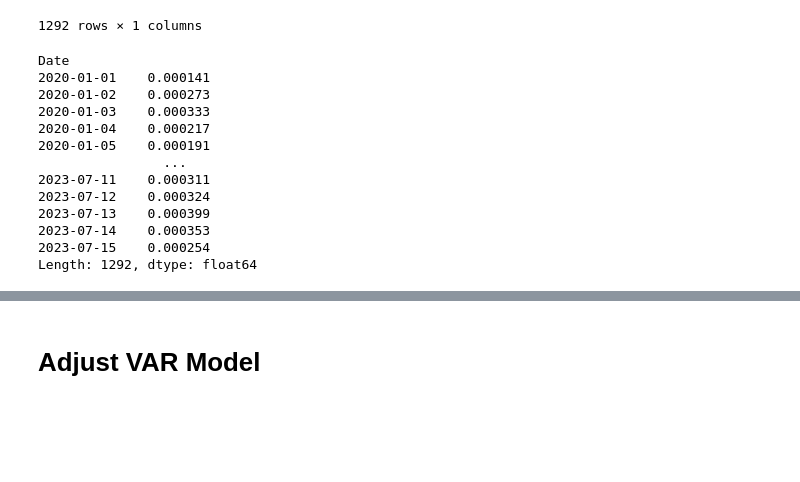
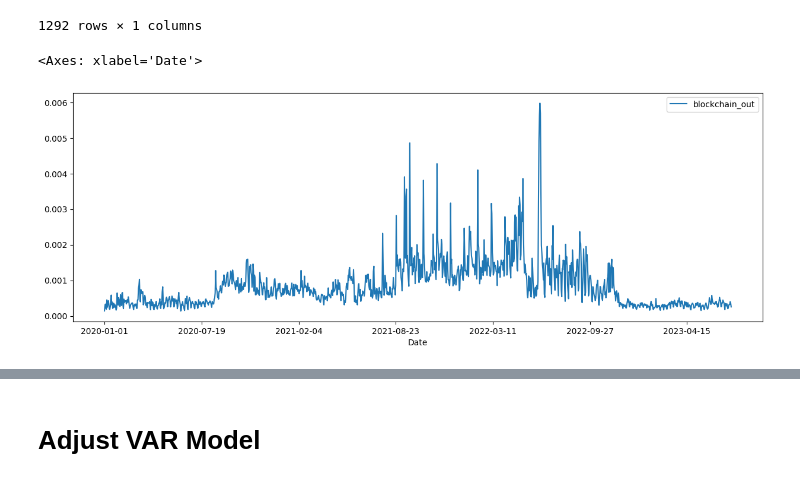
Before and after one commit to Moises-mfg/Analise-exploratoria-blockchain-Bitcoin, a Jupyter notebook: svar_bitcoin_3.ipynb, the cells around one changed output, grey strips where cells are left out. Saved outputs shown, nothing was run; the diff lists cells and outputs as text; code cells hidden in the pictures; blank space fills up the shorter version.

```diff
--- a/svar_bitcoin_3.ipynb
+++ b/svar_bitcoin_3.ipynb
@@ -151,21 +102,11 @@ df_all_exchanges_volume
 | 2023-07-14 | 4.144334e+05 |
 | 2023-07-15 | 5.672999e+05 |
 1292 rows × 1 columns
-# %%
-total_out_BTC_USD_by_supply = total_out_BTC_USD["total_out_BTC_usd"]/df_cumsum_supply_BTC_usd["cumsum_supply_usd"]
-
-total_out_BTC_USD_by_supply
-# %% [output]
-Date
-2020-01-01    0.000141
-2020-01-02    0.000273
-2020-01-03    0.000333
-2020-01-04    0.000217
-2020-01-05    0.000191
-                ...
-2023-07-11    0.000311
-2023-07-12    0.000324
-2023-07-13    0.000399
-2023-07-14    0.000353
-2023-07-15    0.000254
-Length: 1292, dtype: float64
+# %%
+total_out_BTC_USD_by_btc_supply = total_out_BTC_USD["total_out_BTC_usd"]/df_cumsum_supply_BTC_usd["cumsum_supply_usd"]
+
+total_out_BTC_USD_by_btc_supply = pd.DataFrame(total_out_BTC_USD_by_btc_supply, columns=["blockchain_out"])
+total_out_BTC_USD_by_btc_supply.plot(figsize=(15, 5))
+# %% [output]
+<Axes: xlabel='Date'>
+[figure, added]
```
Also changed, not shown: parts of 25 cells of this notebook, 1 other file.
